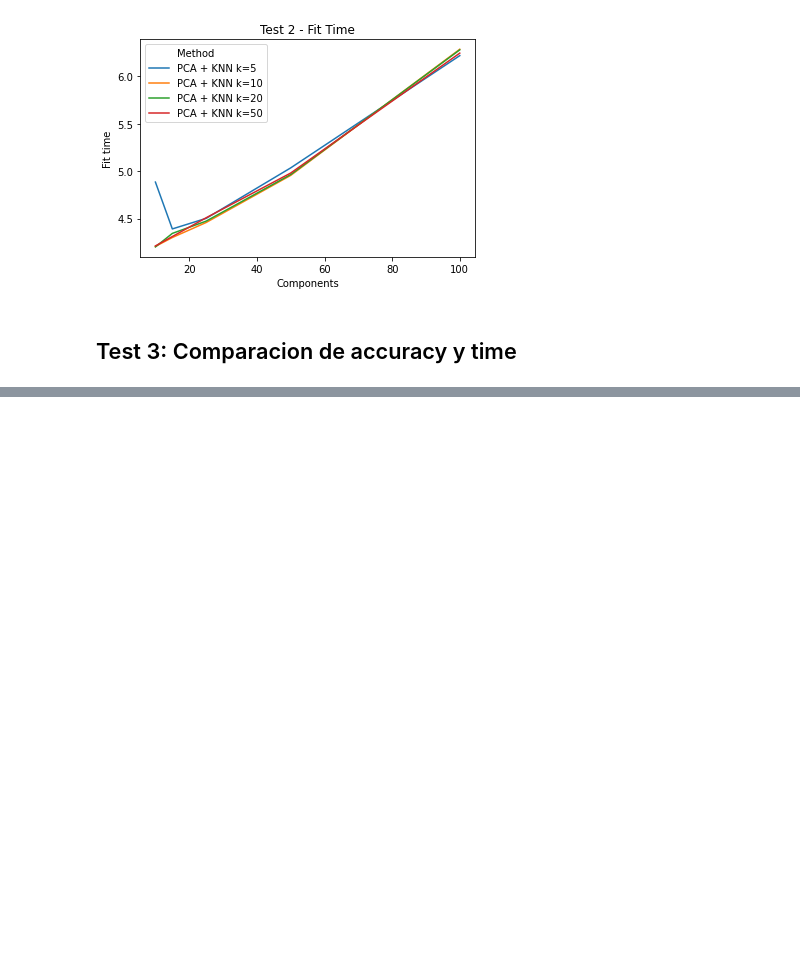
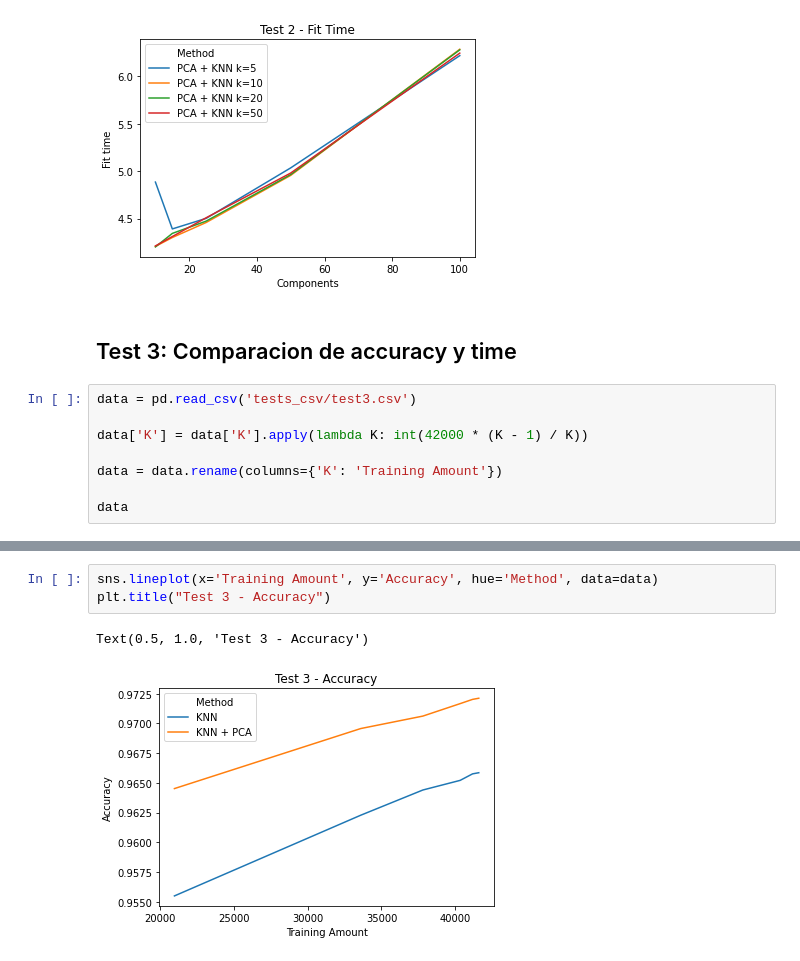
Before and after one commit to brianarrondo/metnum-tp2, a Jupyter notebook: notebooks/graphics.ipynb, the cells around one changed output, grey strips where cells are left out. Drawn from its saved outputs; the diff is of its cells as text; blank space fills up the shorter version.

```diff
--- a/notebooks/graphics.ipynb
+++ b/notebooks/graphics.ipynb
@@ -83,3 +83,11 @@ Text(0.5, 1.0, 'Test 2 - Fit Time')
 [figure]
 # %% [markdown]
 ## Test 3: Comparacion de accuracy y time
+# %%
+data = pd.read_csv('tests_csv/test3.csv')
+
+data['K'] = data['K'].apply(lambda K: int(42000 * (K - 1) / K))
+
+data = data.rename(columns={'K': 'Training Amount'})
+
+data
@@ -85,0 +108,6 @@ Text(0.5, 1.0, 'Test 2 - Fit Time')
+# %%
+sns.lineplot(x='Training Amount', y='Accuracy', hue='Method', data=data)
+plt.title("Test 3 - Accuracy")
+# %% [output]
+Text(0.5, 1.0, 'Test 3 - Accuracy')
+[figure, added]
```
Also changed, not shown: parts of 8 cells of this notebook, 2 other files.
